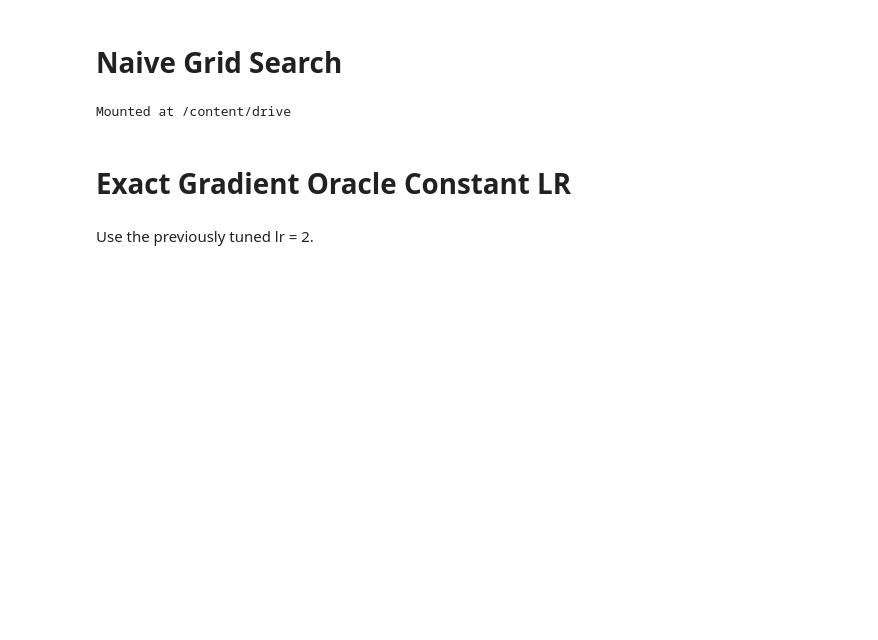
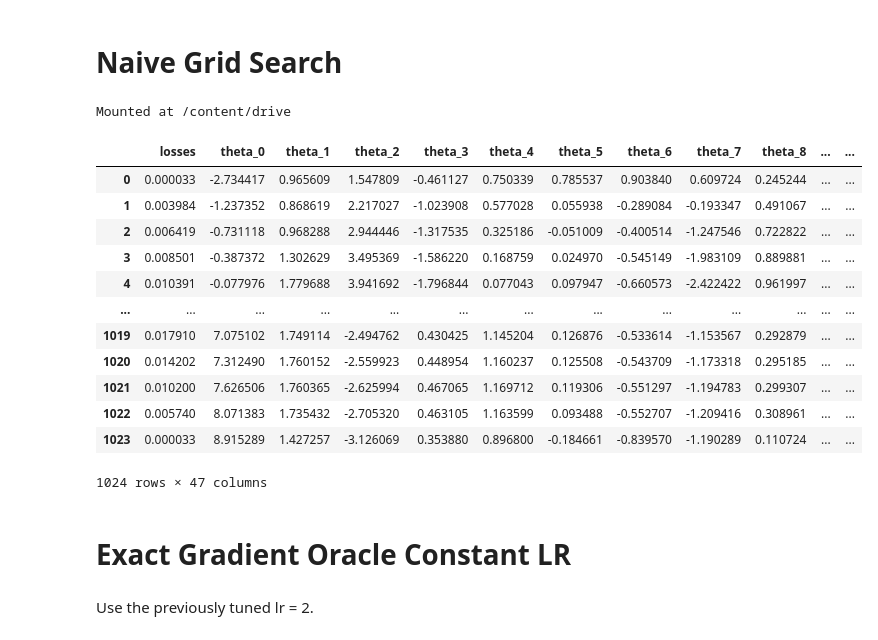
Before and after one commit to Cumberkid/Learning-the-Optimal-Solution-Path, a Jupyter notebook: experiments/fair-regression/notebooks/06 Naive Grid Search (NGS).ipynb, the cells around one changed output. Saved outputs shown, nothing was run; the diff lists cells and outputs as text; code cells hidden in the pictures; blank space fills up the shorter version.

```diff
--- a/experiments/fair-regression/notebooks/06 Naive Grid Search (NGS).ipynb
+++ b/experiments/fair-regression/notebooks/06 Naive Grid Search (NGS).ipynb
@@ -83,3 +83,23 @@ drive.mount('/content/drive')
 Mounted at /content/drive
 # %%
 import time
+# %%
+# Read the CSV file into a DataFrame
+truth = pd.read_csv('/content/Learning-the-Optimal-Solution-Path/experiments/fair-regression/notebooks/results/exact_soln_list.csv')
+
+# Display the DataFrame
+truth
+# %% [output]
+|  | losses | theta_0 | theta_1 | theta_2 | theta_3 | theta_4 | theta_5 | theta_6 | theta_7 | theta_8 | ... | ... |
+| 0 | 0.000033 | -2.734417 | 0.965609 | 1.547809 | -0.461127 | 0.750339 | 0.785537 | 0.903840 | 0.609724 | 0.245244 | ... | ... |
+| 1 | 0.003984 | -1.237352 | 0.868619 | 2.217027 | -1.023908 | 0.577028 | 0.055938 | -0.289084 | -0.193347 | 0.491067 | ... | ... |
+| 2 | 0.006419 | -0.731118 | 0.968288 | 2.944446 | -1.317535 | 0.325186 | -0.051009 | -0.400514 | -1.247546 | 0.722822 | ... | ... |
+| 3 | 0.008501 | -0.387372 | 1.302629 | 3.495369 | -1.586220 | 0.168759 | 0.024970 | -0.545149 | -1.983109 | 0.889881 | ... | ... |
+| 4 | 0.010391 | -0.077976 | 1.779688 | 3.941692 | -1.796844 | 0.077043 | 0.097947 | -0.660573 | -2.422422 | 0.961997 | ... | ... |
+| ... | ... | ... | ... | ... | ... | ... | ... | ... | ... | ... | ... | ... |
+| 1019 | 0.017910 | 7.075102 | 1.749114 | -2.494762 | 0.430425 | 1.145204 | 0.126876 | -0.533614 | -1.153567 | 0.292879 | ... | ... |
+| 1020 | 0.014202 | 7.312490 | 1.760152 | -2.559923 | 0.448954 | 1.160237 | 0.125508 | -0.543709 | -1.173318 | 0.295185 | ... | ... |
+| 1021 | 0.010200 | 7.626506 | 1.760365 | -2.625994 | 0.467065 | 1.169712 | 0.119306 | -0.551297 | -1.194783 | 0.299307 | ... | ... |
+| 1022 | 0.005740 | 8.071383 | 1.735432 | -2.705320 | 0.463105 | 1.163599 | 0.093488 | -0.552707 | -1.209416 | 0.308961 | ... | ... |
+| 1023 | 0.000033 | 8.915289 | 1.427257 | -3.126069 | 0.353880 | 0.896800 | -0.184661 | -0.839570 | -1.190289 | 0.110724 | ... | ... |
+1024 rows × 47 columns
```
Also changed, not shown: parts of 1 cell of this notebook.
